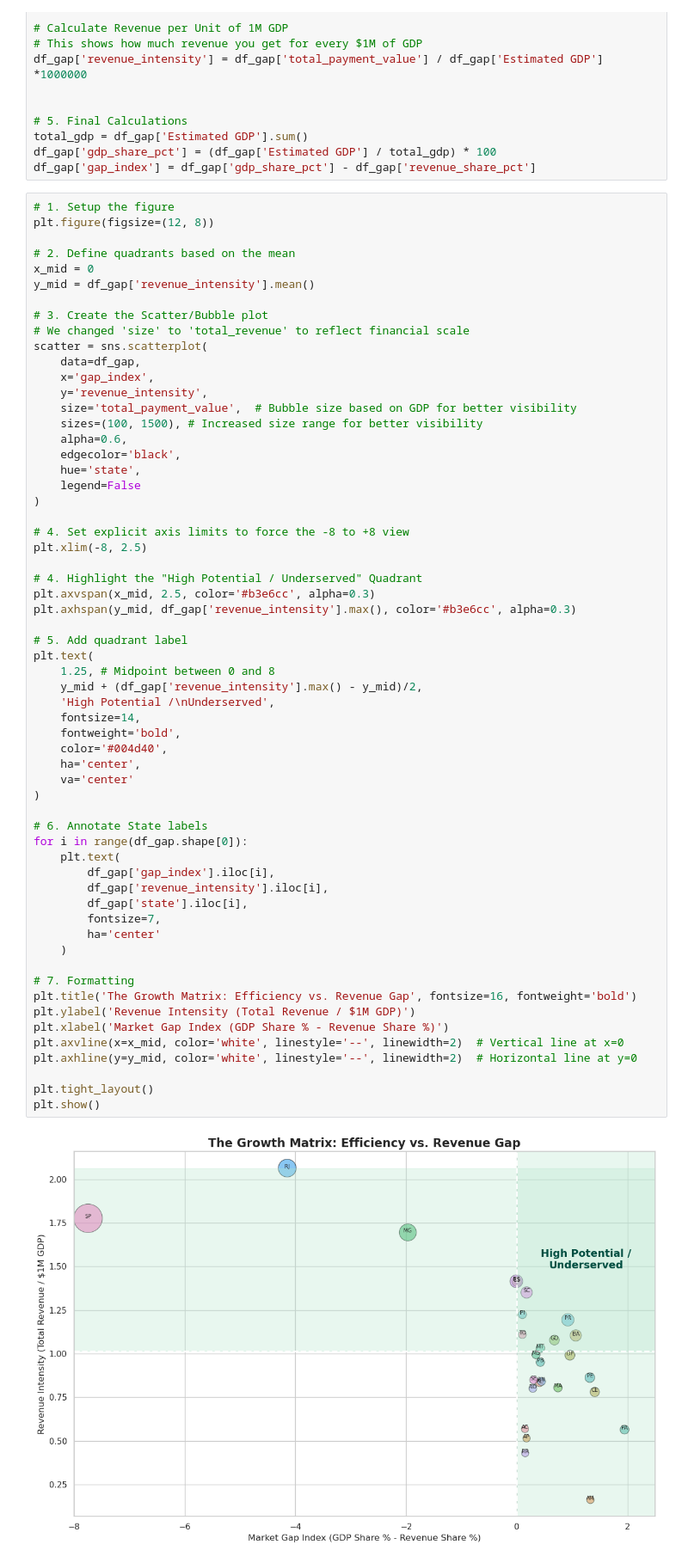
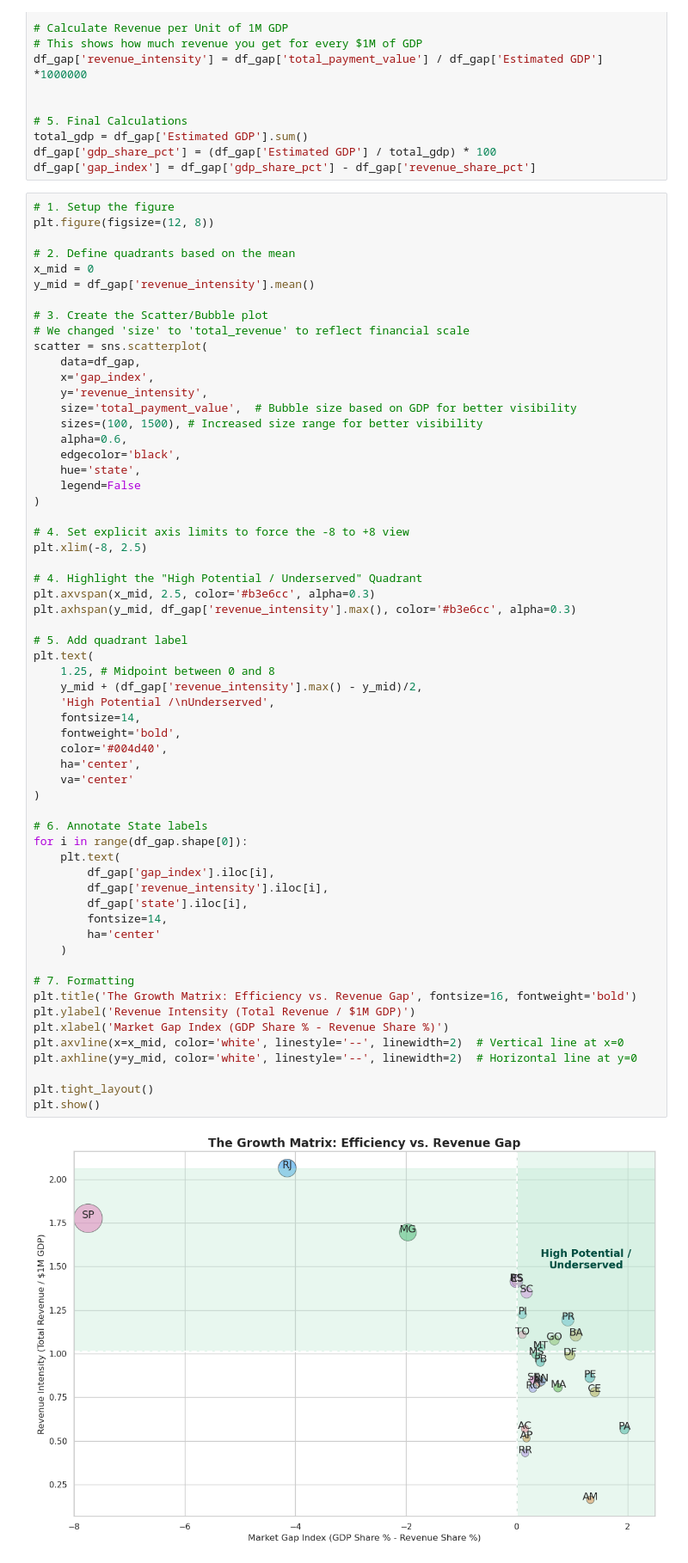
Before and after one commit to kevichua/DS5-Team-5---Module-2-Assignment-Project, a Jupyter notebook: module2-olist-data-pipeline/notebooks/02_star_schema_analysis.ipynb, the cells around one changed output. Shown at 86% size. Saved outputs shown, nothing was run; the diff lists cells and outputs as text.

Commit message:
updated chart size

```diff
--- a/module2-olist-data-pipeline/notebooks/02_star_schema_analysis.ipynb
+++ b/module2-olist-data-pipeline/notebooks/02_star_schema_analysis.ipynb
@@ -681,35 +681,35 @@ plt.axhspan(y_mid, df_gap['revenue_intensity'].max(), color='#b3e6cc', alpha=0.3
 plt.text(
     1.25, # Midpoint between 0 and 8
     y_mid + (df_gap['revenue_intensity'].max() - y_mid)/2,
     'High Potential /\nUnderserved',
     fontsize=14,
     fontweight='bold',
     color='#004d40',
     ha='center',
     va='center'
 )
 
 # 6. Annotate State labels
 for i in range(df_gap.shape[0]):
     plt.text(
         df_gap['gap_index'].iloc[i],
         df_gap['revenue_intensity'].iloc[i],
         df_gap['state'].iloc[i],
-        fontsize=7,
+        fontsize=14,
         ha='center'
     )
 
 # 7. Formatting
 plt.title('The Growth Matrix: Efficiency vs. Revenue Gap', fontsize=16, fontweight='bold')
 plt.ylabel('Revenue Intensity (Total Revenue / $1M GDP)')
 plt.xlabel('Market Gap Index (GDP Share % - Revenue Share %)')
 plt.axvline(x=x_mid, color='white', linestyle='--', linewidth=2)  # Vertical line at x=0
 plt.axhline(y=y_mid, color='white', linestyle='--', linewidth=2)  # Horizontal line at y=0
 
 plt.tight_layout()
 plt.show()
 # %% [output]
-[figure, old version]
+[figure, new version]
 # %%
 #Calcuate top 3 states current penetration rates
 
```
Also changed, not shown: parts of 1 cell of this notebook.
